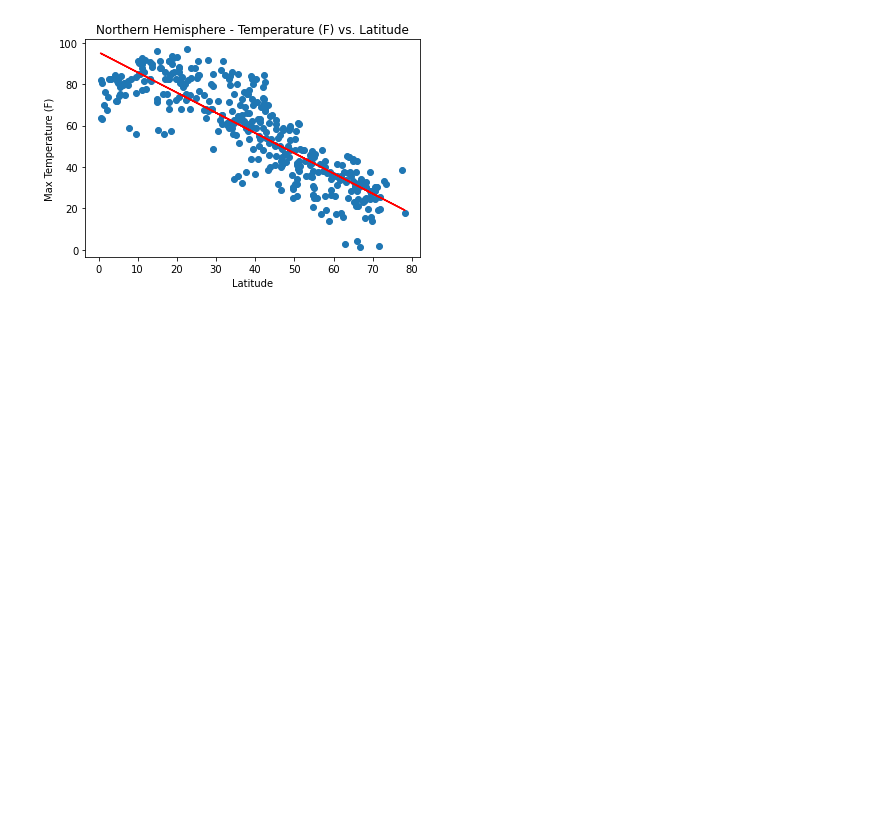
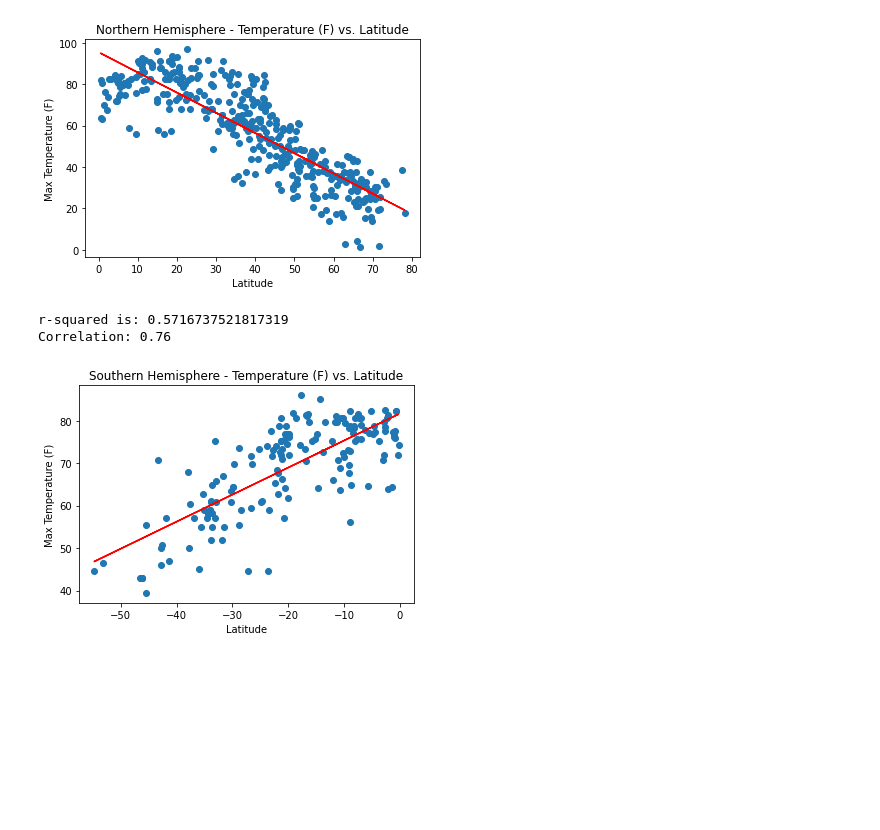
Before and after one commit to carlosmendozaj/Weather-Python-API, a Jupyter notebook: WeatherPy/WeatherPy.ipynb, the cells around one changed output. Drawn from its saved outputs; the diff is of its cells as text; code cells hidden in the pictures; blank space fills up the shorter version.

Commit message:
Regression lines

```diff
--- a/WeatherPy/WeatherPy.ipynb
+++ b/WeatherPy/WeatherPy.ipynb
@@ -237,3 +237,30 @@ plt.show()
 r-squared is: 0.7254773155268949
 Correlation: -0.85
 [figure]
+# %%
+#Southern Hemisphere - Temperature (F) vs. Latitude
+weather_south.plot(kind = "scatter", x = "Latitude", y = 'Max Temperature (F)',
+               color = 'grey', edgecolors = "black")
+plt.title("Southern Hemisphere - Temperature (F) vs. Latitude")
+#Regression Line:
+x_values = weather_south["Latitude"]
+y_values = weather_south["Max Temperature (F)"]
+
+correlation = st.pearsonr(x_values,y_values)
+
+(slope, intercept, rvalue, pvalue, stderr) = linregress(x_values, y_values)
+regress_values = x_values * slope + intercept
+line_eq1 = (f"y = {round(slope,2)} *x + {round(intercept,2)}")
+plt.scatter(x_values,y_values)
+
+plt.plot(x_values,regress_values,"r-")
+plt.annotate(line_eq1,(0,-10),fontsize=15,color="red")
+
+#Plot:
+print(f"r-squared is: {rvalue**2}")
+print(f"Correlation: {round(correlation[0],2)}")
+plt.show()
+# %% [output]
+r-squared is: 0.5716737521817319
+Correlation: 0.76
+[figure, added]
```
Also changed, not shown: parts of 7 cells of this notebook.
